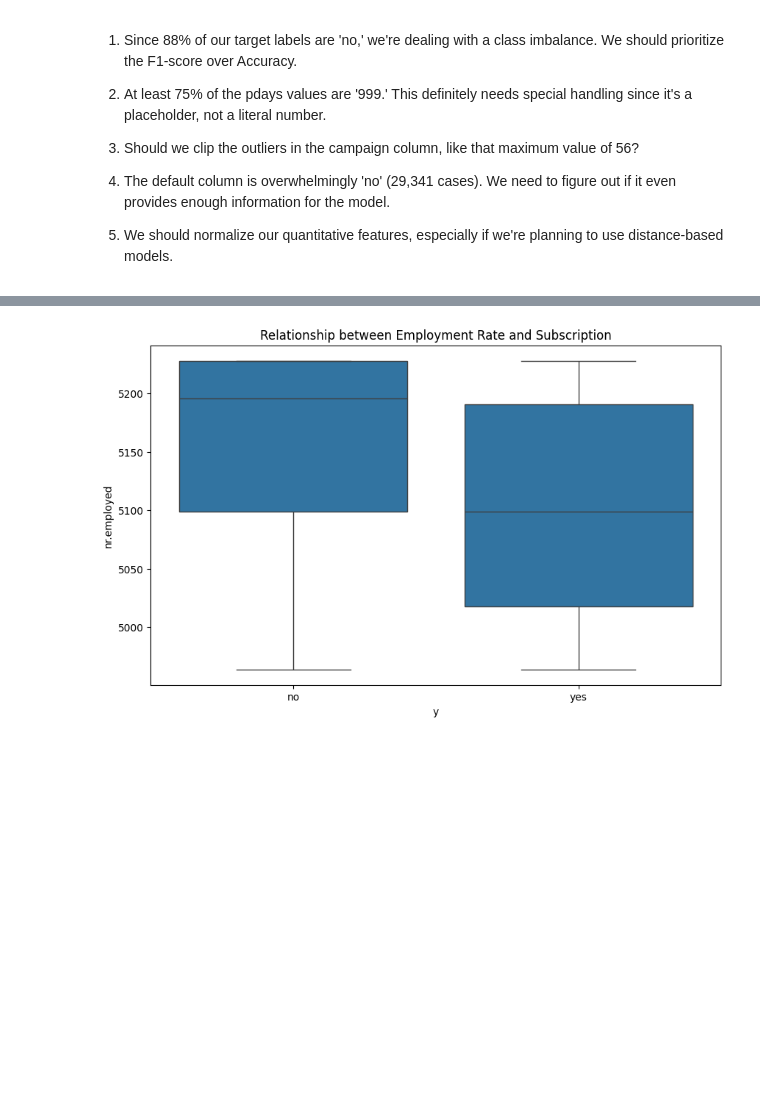
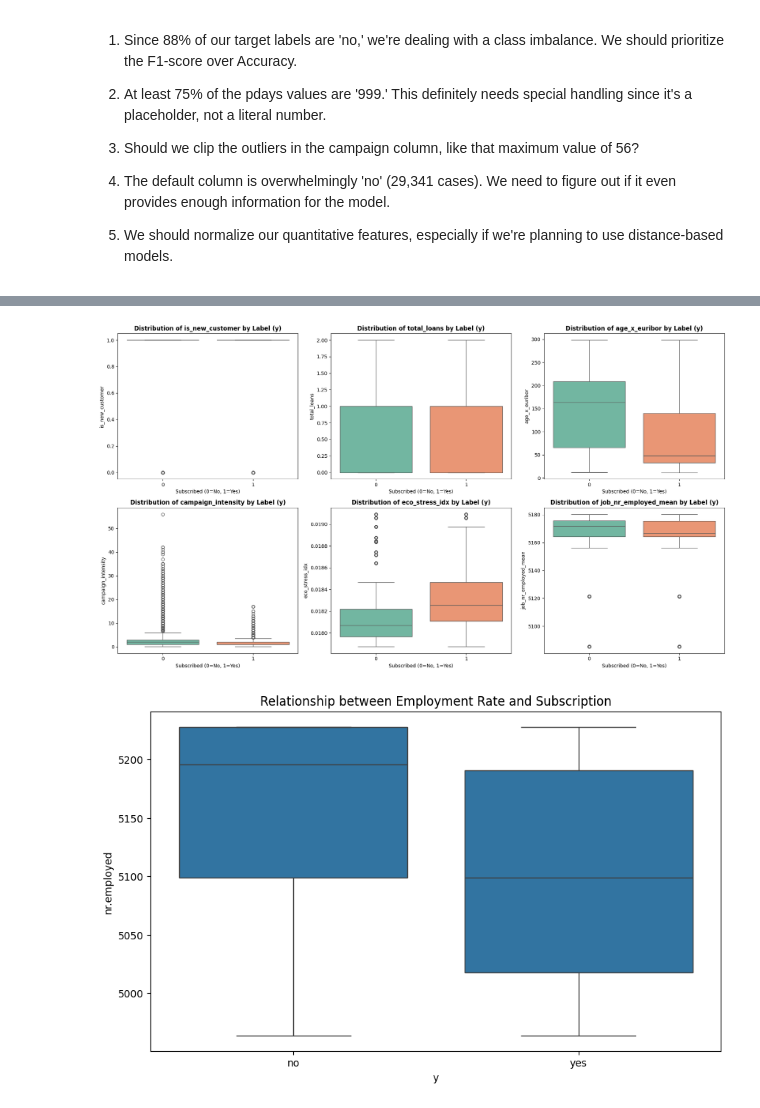
Before and after one commit to Yucheol-Son-BYUI/CSE310_W0_HelloWorld, a Jupyter notebook: notebooks/starter_bank.ipynb, the cells around one changed output, grey strips where cells are left out. Cells and saved outputs as stored; diff of their text form; code cells hidden in the pictures; blank space fills up the shorter version.

```diff
--- a/notebooks/starter_bank.ipynb
+++ b/notebooks/starter_bank.ipynb
@@ -92,0 +93,83 @@ df_final['y'] = df_final['y'].map({'yes': 1, 'no': 0})
+# %%
+import pandas as pd
+import seaborn as sns
+import matplotlib.pyplot as plt
+import numpy as np
+
+# Load data (Assuming df is already loaded or load as an example here)
+# df = pd.read_csv("your_data.csv")
+
+# ==========================================
+# 1. Existing Preprocessing (Pdays, Education)
+# ==========================================
+
+# Pdays: Create 'is_new_customer' binary flag
+df['is_new_customer'] = (df['pdays'] == 999).astype(int)
+
+# Pdays: Replace 999 with -1
+df['pdays'] = df['pdays'].replace(999, -1)
+
+# Education mapping
+edu_mapping = {
+    'illiterate': 0, 'unknown': 1, 'basic.4y': 2, 'basic.6y': 3,
+    'basic.9y': 4, 'high.school': 5, 'professional.course': 6, 'university.degree': 7
+}
+df['education'] = df['education'].map(edu_mapping)
+
+# 2. Feature Engineering
+# Must calculate before One-Hot Encoding because columns like 'job' and 'housing' will disappear.
+
+# (1) Financial Burden (Total Loans): Count of housing loans + personal loans
+df['total_loans'] = (df['housing'] == 'yes').astype(int) + (df['loan'] == 'yes').astype(int)
+
+# (2) Interest Rate Sensitivity (Age x Euribor): Age * Euribor 3 month rate
+df['age_x_euribor'] = df['age'] * df['euribor3m']
+
+# (3) Campaign Fatigue (Campaign Intensity): Current campaign contacts / (Previous contacts + 1)
+df['campaign_intensity'] = df['campaign'] / (df['previous'] + 1)
+
+# (4) Economic Stress Index (Eco Stress Index): Consumer Price Index / Number of Employees
+df['eco_stress_idx'] = df['cons.price.idx'] / df['nr.employed']
+
+# (5) Job-wise Employment Mean: Average number of employees for that specific job category
+# Reflects the economic situation (nr.employed) specific to each job type at the time
+df['job_nr_employed_mean'] = df.groupby('job')['nr.employed'].transform('mean')
+
+# 3. One-Hot Encoding & Label Mapping
+
+categorical_cols = ['job', 'marital', 'default', 'housing', 'loan', 'contact', 'month', 'day_of_week', 'poutcome']
+
+# Create dummy variables with drop_first=True (original categorical columns will be removed)
+df_final = pd.get_dummies(df, columns=categorical_cols, drop_first=True)
+
+# Map target variable 'y' to 1 and 0
+df_final['y'] = df_final['y'].map({'yes': 1, 'no': 0})
+
+print("Preprocessing and feature engineering completed!")
+print("df_final shape:", df_final.shape)
+
+# 4. Visualization for new features
+
+new_features = [
+    'is_new_customer',
+    'total_loans',
+    'age_x_euribor',
+    'campaign_intensity',
+    'eco_stress_idx',
+    'job_nr_employed_mean'
+]
+
+# 2x3 graph matrix
+fig, axes = plt.subplots(2, 3, figsize=(18, 10))
+axes = axes.flatten()
+
+for i, col in enumerate(new_features):
+    sns.boxplot(x='y', y=col, data=df_final, ax=axes[i], palette='Set2')
+
+    axes[i].set_title(f'Distribution of {col} by Label (y)', fontsize=12, fontweight='bold')
+    axes[i].set_xlabel('Subscribed (0=No, 1=Yes)')
+    axes[i].set_ylabel(col)
+
+plt.tight_layout()
+plt.show()
+# %% [output]
@@ -92,0 +195 @@ df_final['y'] = df_final['y'].map({'yes': 1, 'no': 0})
+[figure, added]
```
Also changed, not shown: parts of 8 cells of this notebook.
